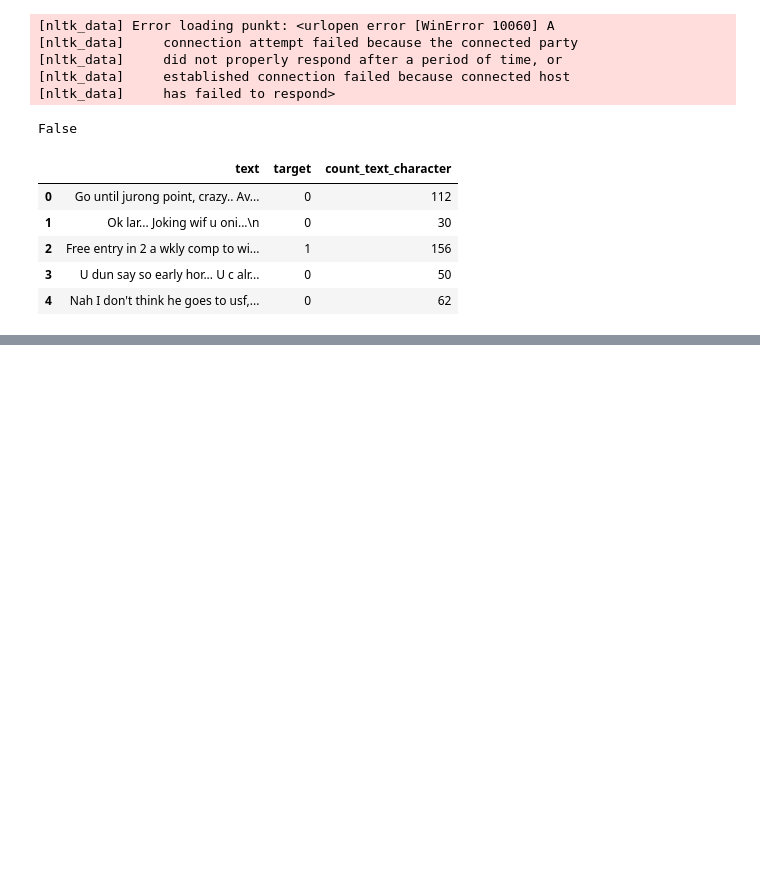
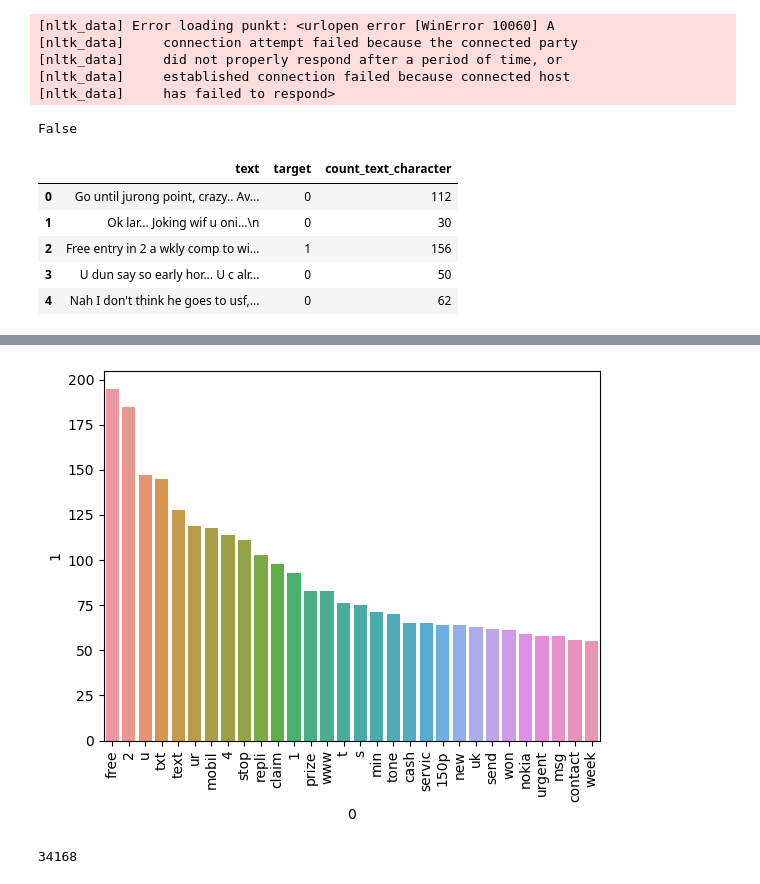
Before and after one commit to Deepkumar-Khokhar/Spam-Detaction, a Jupyter notebook: Spam-Detaction.ipynb, the cells around one changed output, grey strips where cells are left out. Cells and saved outputs as stored; diff of their text form; code cells hidden in the pictures; blank space fills up the shorter version.

Commit message:
Data Pre-processing Completed

```diff
--- a/Spam-Detaction.ipynb
+++ b/Spam-Detaction.ipynb
@@ -237,0 +289,6 @@ New length:  75
+# %%
+spam_corpus = []
+
+for msg in df[df['target']==1]['tranceform_text'].tolist():
+    for word in msg.split():
+        spam_corpus.append(word)
@@ -237,0 +315,3 @@ New length:  75
+# %%
+from collections import Counter
+spam_count = pd.DataFrame(Counter(spam_corpus).most_common(30))
@@ -237,0 +338,6 @@ New length:  75
+# %%
+sns.barplot(x=spam_count[0],y=spam_count[1])
+plt.xticks(rotation='vertical')
+plt.show()
+# %% [output]
+[figure, added]
@@ -237,0 +350,4 @@ New length:  75
+# %%
+len(ham_corpus)
+# %% [output]
+34168
```
Also changed, not shown: parts of 53 cells of this notebook.
